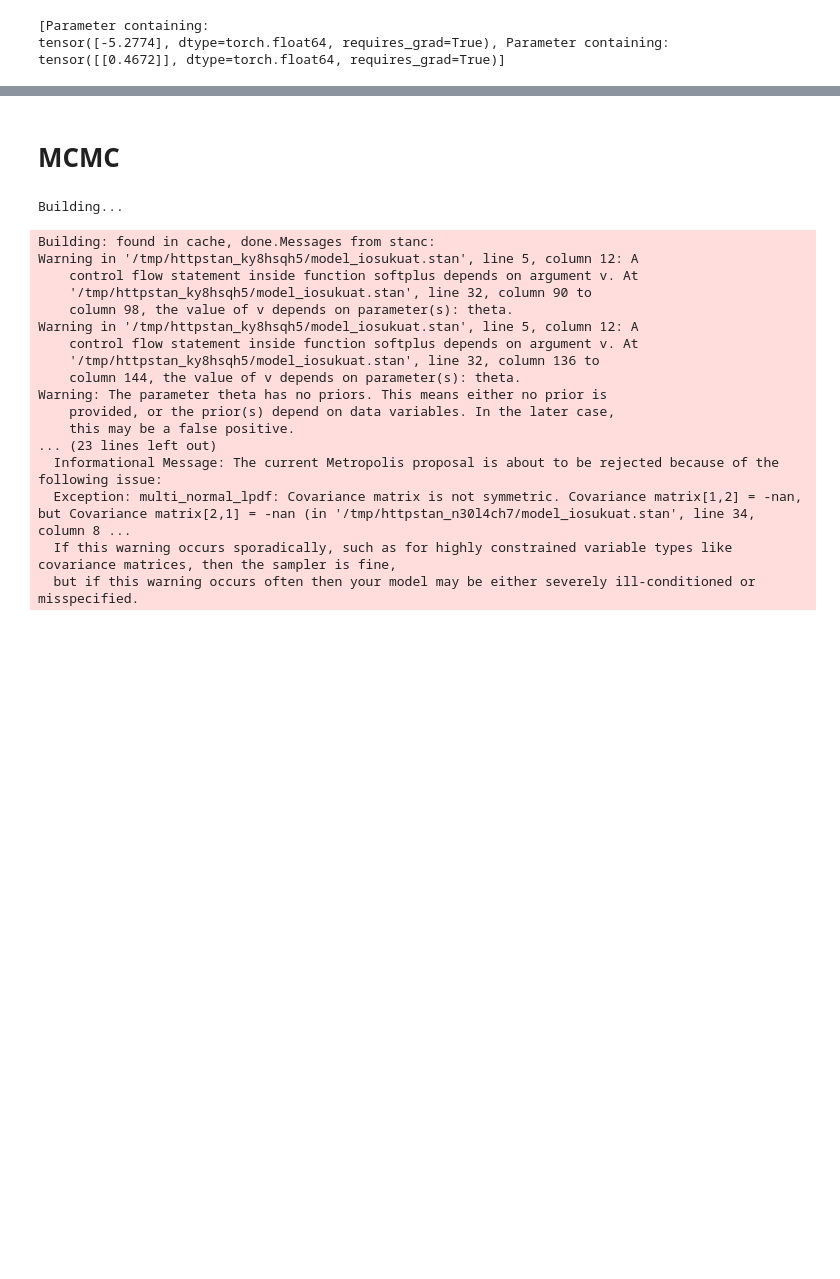
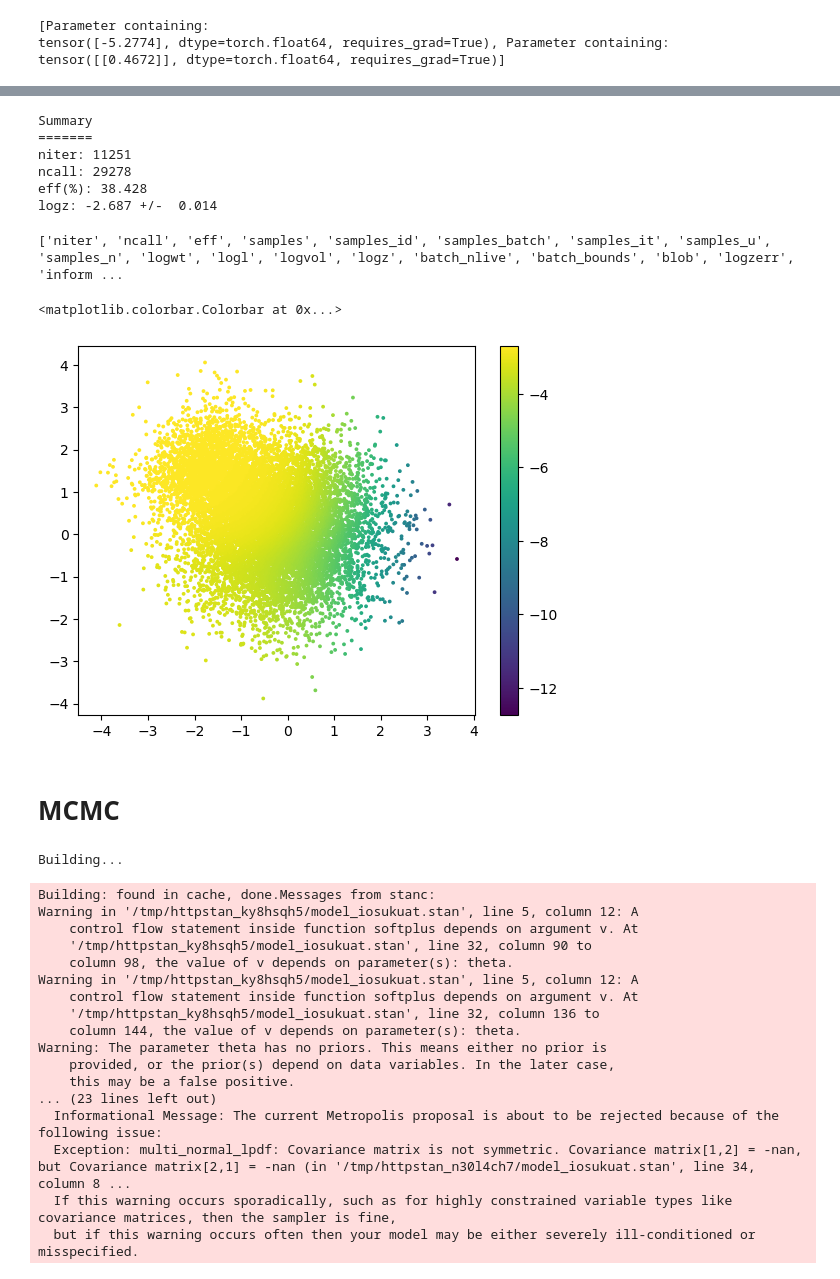
Before and after one commit to ABesginow/LaplaceKernelSearch, a Jupyter notebook: exploration_tests/grad_sem_test.ipynb, the cells around one changed output, grey strips where cells are left out. Cells and saved outputs as stored; diff of their text form; code cells hidden in the pictures; blank space fills up the shorter version.

```diff
--- a/exploration_tests/grad_sem_test.ipynb
+++ b/exploration_tests/grad_sem_test.ipynb
@@ -611,3 +611,21 @@ hist = np.histogramdd(data, bins = (100, 100))
+# %%
+res.summary()
+# %% [output]
+Summary
+=======
+niter: 11251
+ncall: 29278
+eff(%): 38.428
+logz: -2.687 +/-  0.014
+# %%
+print(res.keys())
+# noise/lengthscale
+plt.scatter(res.samples[:,0], res.samples[:,1], c=res.logz, s=3)
+plt.colorbar()
+# %% [output]
+['niter', 'ncall', 'eff', 'samples', 'samples_id', 'samples_batch', 'samples_it', 'samples_u', 'samples_n', 'logwt', 'logl', 'logvol', 'logz', 'batch_nlive', 'batch_bounds', 'blob', 'logzerr', 'inform ...
+<matplotlib.colorbar.Colorbar at 0x...>
+[figure, added]
 # %% [markdown]
 # MCMC
 # %%
```
Also changed, not shown: parts of 10 cells of this notebook.
